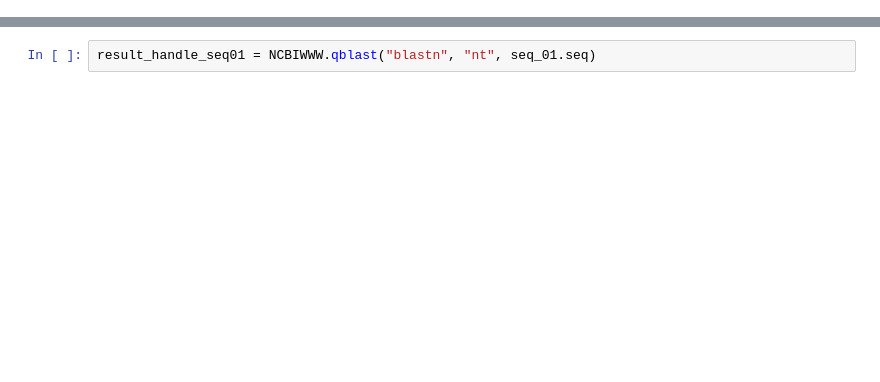
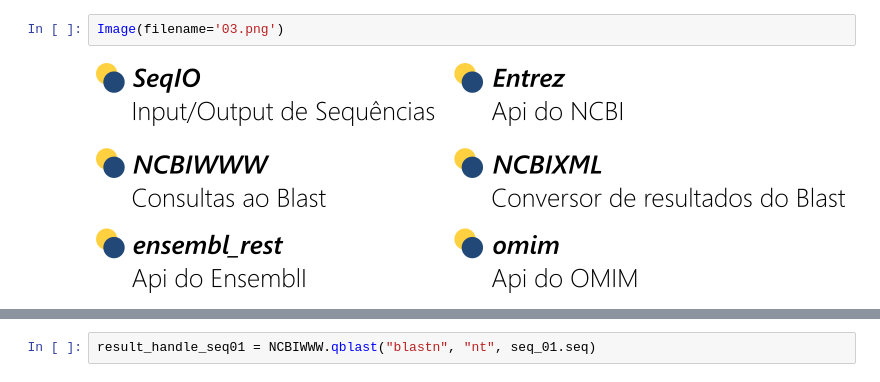
Before and after one commit to MiqueiasMaia/Bioinform-tica2021-1, a Jupyter notebook: 01-SequenceData.ipynb, the cells around one changed output, grey strips where cells are left out. Saved outputs shown, nothing was run; the diff lists cells and outputs as text; blank space fills up the shorter version.

```diff
--- a/01-SequenceData.ipynb
+++ b/01-SequenceData.ipynb
@@ -49,3 +50,7 @@ from omim.db import Manager, OMIM_DATA
 
 import warnings
 warnings.filterwarnings('ignore')
+# %%
+Image(filename='03.png')
+# %% [output]
+[figure, added]
```
Also changed, not shown: parts of 25 cells of this notebook, 15 other files.
